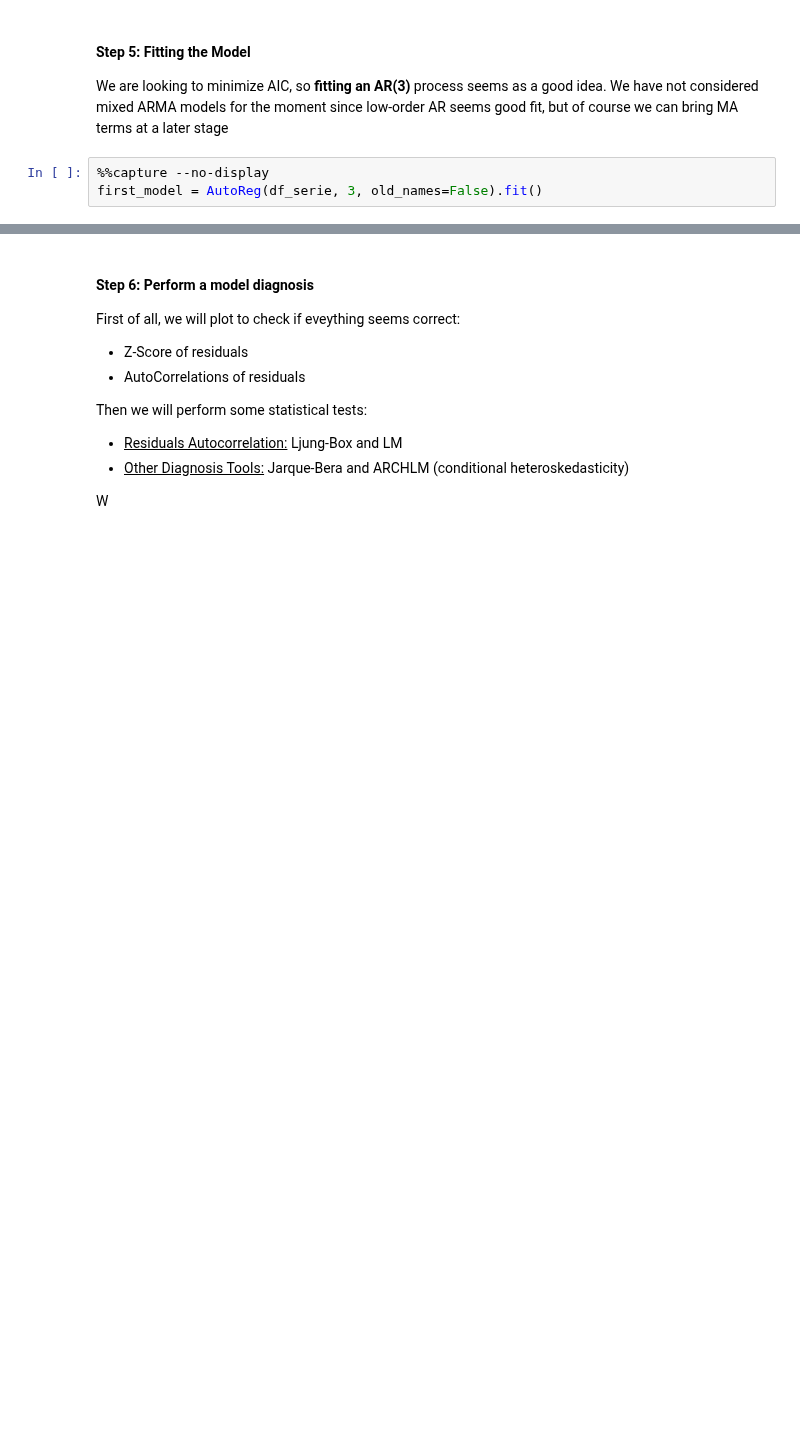
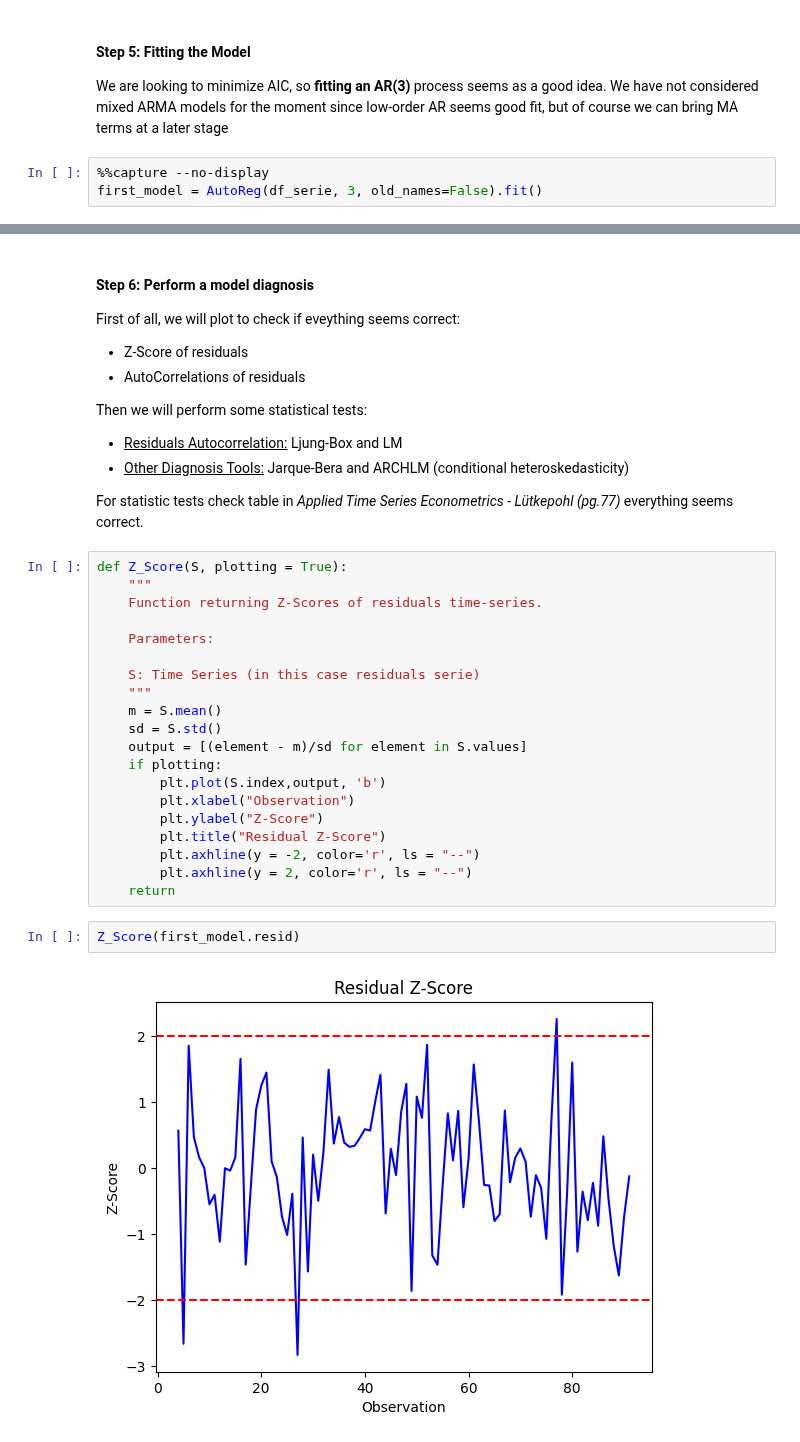
Before and after one commit to eduardo-contreras-dominguez/Time-Series-Analysis, a Jupyter notebook: Chapter 1.5 (Forecasting Time Series and Examples).ipynb, the cells around one changed output, grey strips where cells are left out. Saved outputs shown, nothing was run; the diff lists cells and outputs as text; blank space fills up the shorter version.

```diff
--- a/Chapter 1.5 (Forecasting Time Series and Examples).ipynb
+++ b/Chapter 1.5 (Forecasting Time Series and Examples).ipynb
@@ -205,4 +205,28 @@ Then we will perform some statistical tests:
 - <u>Residuals Autocorrelation:</u> Ljung-Box and LM
 - <u>Other Diagnosis Tools:</u> Jarque-Bera and ARCHLM (conditional heteroskedasticity)
 
-W
+For statistic tests check table in _Applied Time Series Econometrics - Lütkepohl (pg.77)_ everything seems correct.
+# %%
+def Z_Score(S, plotting = True):
+    """
+    Function returning Z-Scores of residuals time-series.
+
+    Parameters:
+
+    S: Time Series (in this case residuals serie)
+    """
+    m = S.mean()
+    sd = S.std()
+    output = [(element - m)/sd for element in S.values]
+    if plotting:
+        plt.plot(S.index,output, 'b')
+        plt.xlabel("Observation")
+        plt.ylabel("Z-Score")
+        plt.title("Residual Z-Score")
+        plt.axhline(y = -2, color='r', ls = "--")
+        plt.axhline(y = 2, color='r', ls = "--")
+    return
+# %%
+Z_Score(first_model.resid)
+# %% [output]
+[figure, added]
```
Also changed, not shown: parts of 3 cells of this notebook.
